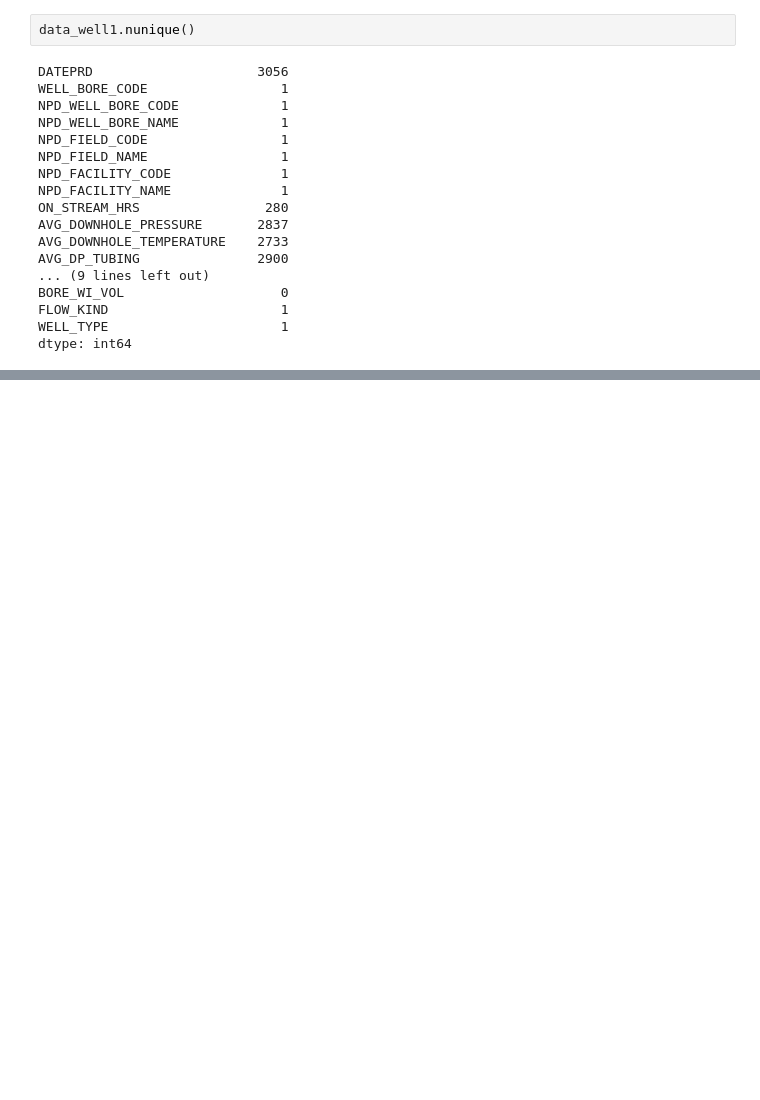
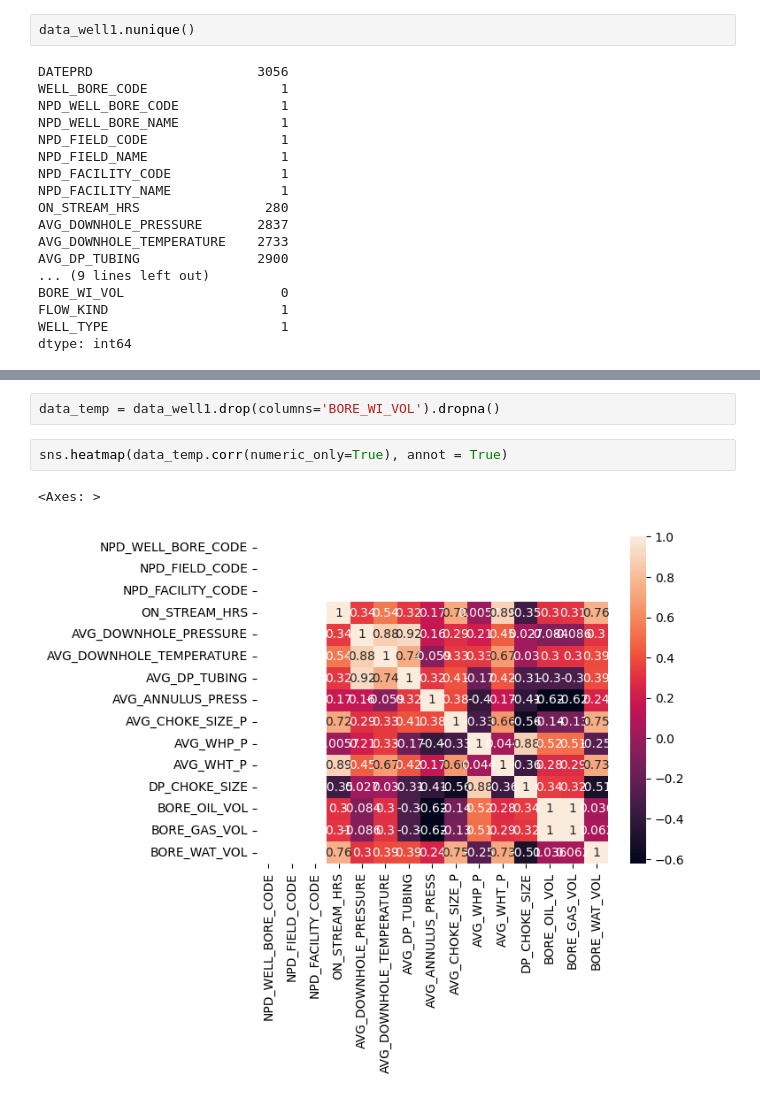
Before and after one commit to S84v/oil-and-gas-prediction, a Jupyter notebook: oil-and-gas.ipynb, the cells around one changed output, grey strips where cells are left out. Cells and saved outputs as stored; diff of their text form; blank space fills up the shorter version.

Commit message:
Well NO 15/9-F-14 H analysis.

```diff
--- a/oil-and-gas.ipynb
+++ b/oil-and-gas.ipynb
@@ -233,0 +254,7 @@ fig.show()
+# %%
+data_temp = data_well1.drop(columns='BORE_WI_VOL').dropna()
+# %%
+sns.heatmap(data_temp.corr(numeric_only=True), annot = True)
+# %% [output]
+<Axes: >
+[figure, added]
```
Also changed, not shown: parts of 4 cells of this notebook.
